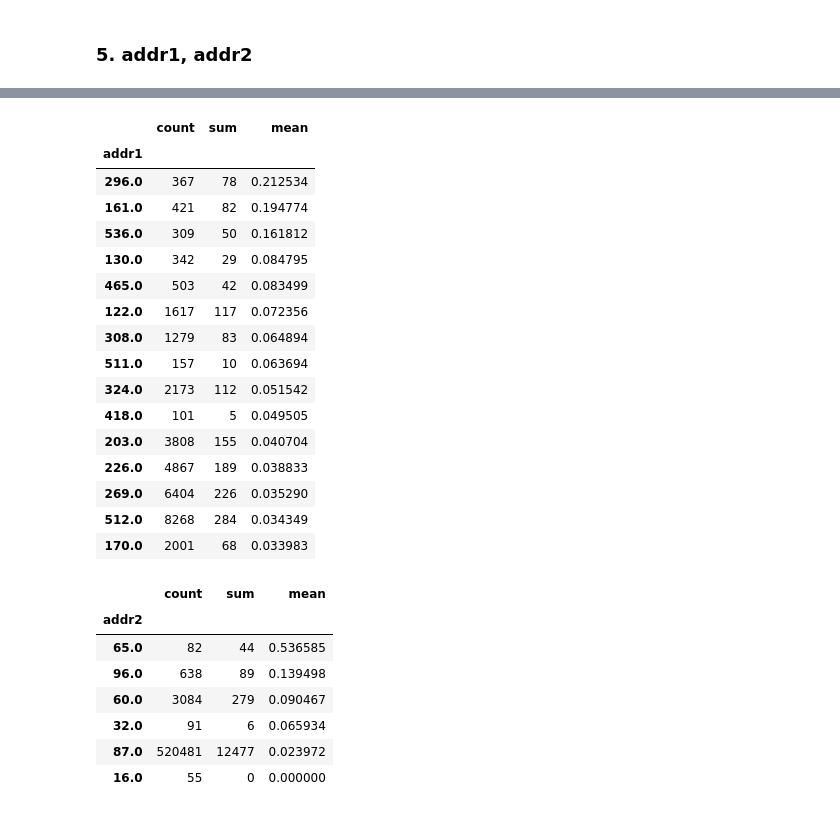
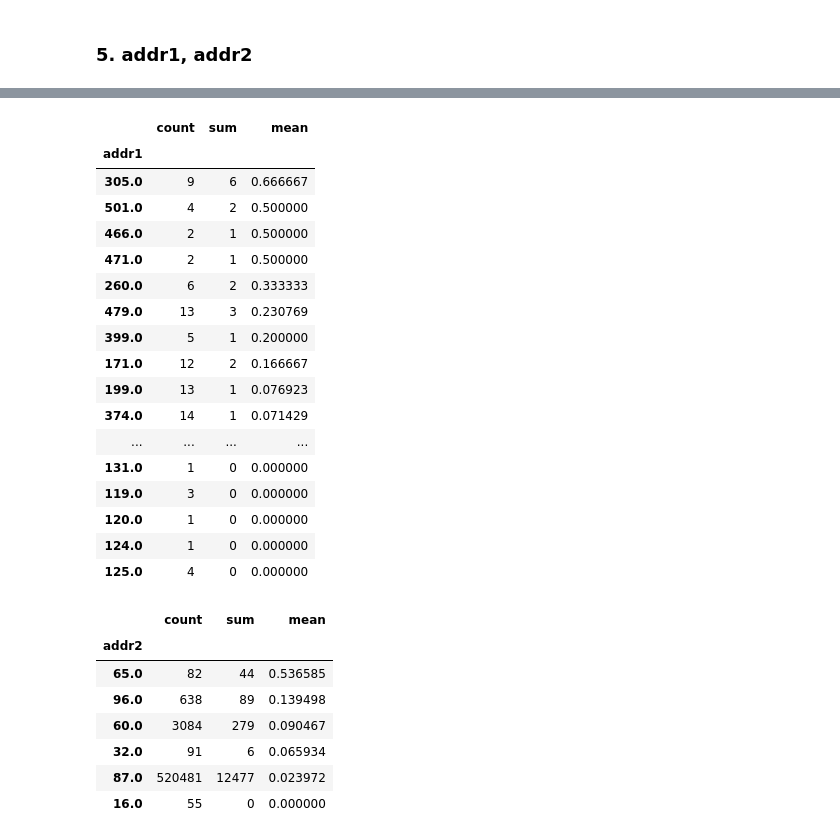
Before and after one commit to Mansi-Jadhav/End-to-End-Fraud-Detection, a Jupyter notebook: 1. EDA.ipynb, the cells around one changed output, grey strips where cells are left out. Drawn from its saved outputs; the diff is of its cells as text; code cells hidden in the pictures.

```diff
--- a/1. EDA.ipynb
+++ b/1. EDA.ipynb
@@ -421,7 +421,7 @@ card6          0.266028
 ProductCD      0.000000
 dtype: float64
 # %%
-train.fillna({'DeviceType': 'Missing'}, inplace=True)
+train.fillna({'DeviceType': 'Missing', 'card4': 'Missing', 'card6': 'Missing'}, inplace=True)
 # %% [output]
 |  | TransactionID | isFraud | TransactionDT | TransactionAmt | ProductCD | card1 | card2 | card3 | card4 | ... |
 | 0 | 2987000 | 0 | 86400 | 68.50 | W | 13926 | NaN | 150.0 | discover | ... |
@@ -563,7 +621,11 @@ print(id_missing_df)
 11   id_37    76.126088            0.021001            0.079597   -0.058596
 12   id_38    76.126088            0.021001            0.079597   -0.058596
 # %%
+# Low cardinality columns only
+
 id_cols = ['id_12', 'id_15', 'id_16', 'id_23', 'id_27', 'id_28', 'id_29', 'id_32', 'id_34', 'id_35', 'id_36', 'id_37', 'id_38']
+
+train[id_cols] = train[id_cols].fillna('Missing')
 
 for col in id_cols:
     print('\n')
@@ -696,35 +853,36 @@ Name: isFraud, Length: 74, dtype: float64
 # %%
 addr1_stats = (
     train.groupby('addr1')['isFraud']
     .agg(['count','sum','mean'])
 )
 
 addr1_stats = addr1_stats[
-    addr1_stats['count'] >= 100
+    addr1_stats['count'] < 20
 ]
 
 addr1_stats.sort_values(
     'mean',
     ascending=False
-).head(15)
+).head(20)
 # %% [output]
 |  | count | sum | mean |
 | addr1 |  |  |  |
-| 296.0 | 367 | 78 | 0.212534 |
-| 161.0 | 421 | 82 | 0.194774 |
-| 536.0 | 309 | 50 | 0.161812 |
-| 130.0 | 342 | 29 | 0.084795 |
-| 465.0 | 503 | 42 | 0.083499 |
-| 122.0 | 1617 | 117 | 0.072356 |
-| 308.0 | 1279 | 83 | 0.064894 |
-| 511.0 | 157 | 10 | 0.063694 |
-| 324.0 | 2173 | 112 | 0.051542 |
-| 418.0 | 101 | 5 | 0.049505 |
-| 203.0 | 3808 | 155 | 0.040704 |
-| 226.0 | 4867 | 189 | 0.038833 |
-| 269.0 | 6404 | 226 | 0.035290 |
-| 512.0 | 8268 | 284 | 0.034349 |
-| 170.0 | 2001 | 68 | 0.033983 |
+| 305.0 | 9 | 6 | 0.666667 |
+| 501.0 | 4 | 2 | 0.500000 |
+| 466.0 | 2 | 1 | 0.500000 |
+| 471.0 | 2 | 1 | 0.500000 |
+| 260.0 | 6 | 2 | 0.333333 |
+| 479.0 | 13 | 3 | 0.230769 |
+| 399.0 | 5 | 1 | 0.200000 |
+| 171.0 | 12 | 2 | 0.166667 |
+| 199.0 | 13 | 1 | 0.076923 |
+| 374.0 | 14 | 1 | 0.071429 |
+| ... | ... | ... | ... |
+| 131.0 | 1 | 0 | 0.000000 |
+| 119.0 | 3 | 0 | 0.000000 |
+| 120.0 | 1 | 0 | 0.000000 |
+| 124.0 | 1 | 0 | 0.000000 |
+| 125.0 | 4 | 0 | 0.000000 |
 # %%
 addr2_stats = (
     train.groupby('addr2')['isFraud']
```
Also changed, not shown: parts of 17 cells of this notebook.
